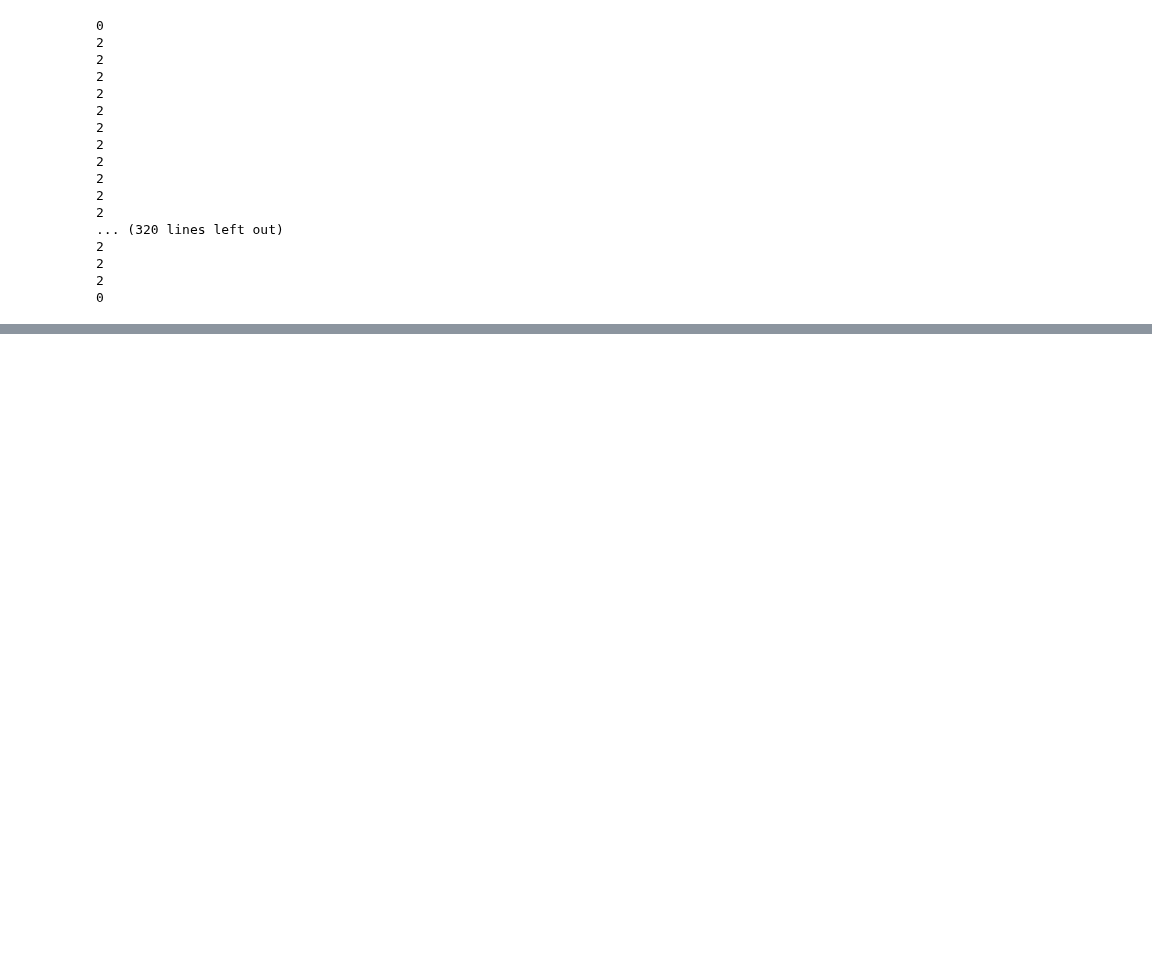
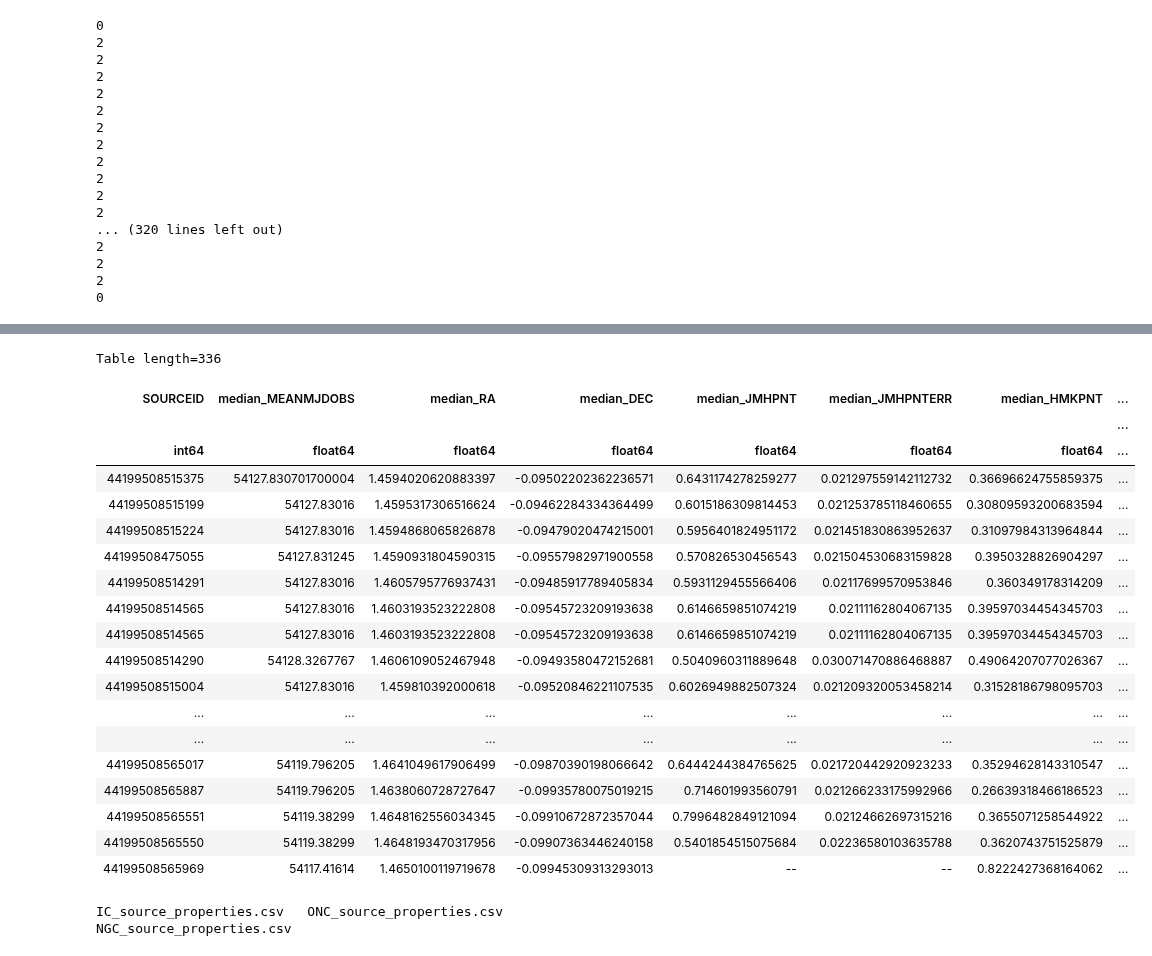
Before and after one commit to tomr-stargazer/Variability_Project_2020, a Jupyter notebook: wuvars/analysis/prototypes/Prototyping make_table_of_source_properties.ipynb, the cells around one changed output, grey strips where cells are left out. Cells and saved outputs as stored; diff of their text form; code cells hidden in the pictures; blank space fills up the shorter version.

```diff
--- a/wuvars/analysis/prototypes/Prototyping make_table_of_source_properties.ipynb
+++ b/wuvars/analysis/prototypes/Prototyping make_table_of_source_properties.ipynb
@@ -139,0 +165,28 @@ for sid in onc_match.approved['SOURCEID']:
+# %%
+onc_match.approved
+# %% [output]
+Table length=336
+| SOURCEID | median_MEANMJDOBS | median_RA | median_DEC | median_JMHPNT | median_JMHPNTERR | median_HMKPNT | ... |
+|  |  |  |  |  |  |  | ... |
+| int64 | float64 | float64 | float64 | float64 | float64 | float64 | ... |
+| 44199508515375 | 54127.830701700004 | 1.4594020620883397 | -0.09502202362236571 | 0.6431174278259277 | 0.021297559142112732 | 0.36696624755859375 | ... |
+| 44199508515199 | 54127.83016 | 1.4595317306516624 | -0.09462284334364499 | 0.6015186309814453 | 0.021253785118460655 | 0.30809593200683594 | ... |
+| 44199508515224 | 54127.83016 | 1.4594868065826878 | -0.09479020474215001 | 0.5956401824951172 | 0.021451830863952637 | 0.31097984313964844 | ... |
+| 44199508475055 | 54127.831245 | 1.4590931804590315 | -0.09557982971900558 | 0.570826530456543 | 0.021504530683159828 | 0.3950328826904297 | ... |
+| 44199508514291 | 54127.83016 | 1.4605795776937431 | -0.09485917789405834 | 0.5931129455566406 | 0.02117699570953846 | 0.360349178314209 | ... |
+| 44199508514565 | 54127.83016 | 1.4603193523222808 | -0.09545723209193638 | 0.6146659851074219 | 0.02111162804067135 | 0.39597034454345703 | ... |
+| 44199508514565 | 54127.83016 | 1.4603193523222808 | -0.09545723209193638 | 0.6146659851074219 | 0.02111162804067135 | 0.39597034454345703 | ... |
+| 44199508514290 | 54128.3267767 | 1.4606109052467948 | -0.09493580472152681 | 0.5040960311889648 | 0.030071470886468887 | 0.49064207077026367 | ... |
+| 44199508515004 | 54127.83016 | 1.459810392000618 | -0.09520846221107535 | 0.6026949882507324 | 0.021209320053458214 | 0.31528186798095703 | ... |
+| ... | ... | ... | ... | ... | ... | ... | ... |
+| ... | ... | ... | ... | ... | ... | ... | ... |
+| 44199508565017 | 54119.796205 | 1.4641049617906499 | -0.09870390198066642 | 0.6444244384765625 | 0.021720442920923233 | 0.35294628143310547 | ... |
+| 44199508565887 | 54119.796205 | 1.4638060728727647 | -0.09935780075019215 | 0.714601993560791 | 0.021266233175992966 | 0.26639318466186523 | ... |
+| 44199508565551 | 54119.38299 | 1.4648162556034345 | -0.09910672872357044 | 0.7996482849121094 | 0.02124662697315216 | 0.3655071258544922 | ... |
+| 44199508565550 | 54119.38299 | 1.4648193470317956 | -0.09907363446240158 | 0.5401854515075684 | 0.02236580103635788 | 0.3620743751525879 | ... |
+| 44199508565969 | 54117.41614 | 1.4650100119719678 | -0.09945309313293013 | -- | -- | 0.8222427368164062 | ... |
+# %%
+ls *.csv
+# %% [output]
+IC_source_properties.csv   ONC_source_properties.csv
+NGC_source_properties.csv
```
Also changed, not shown: parts of 2 cells of this notebook.
